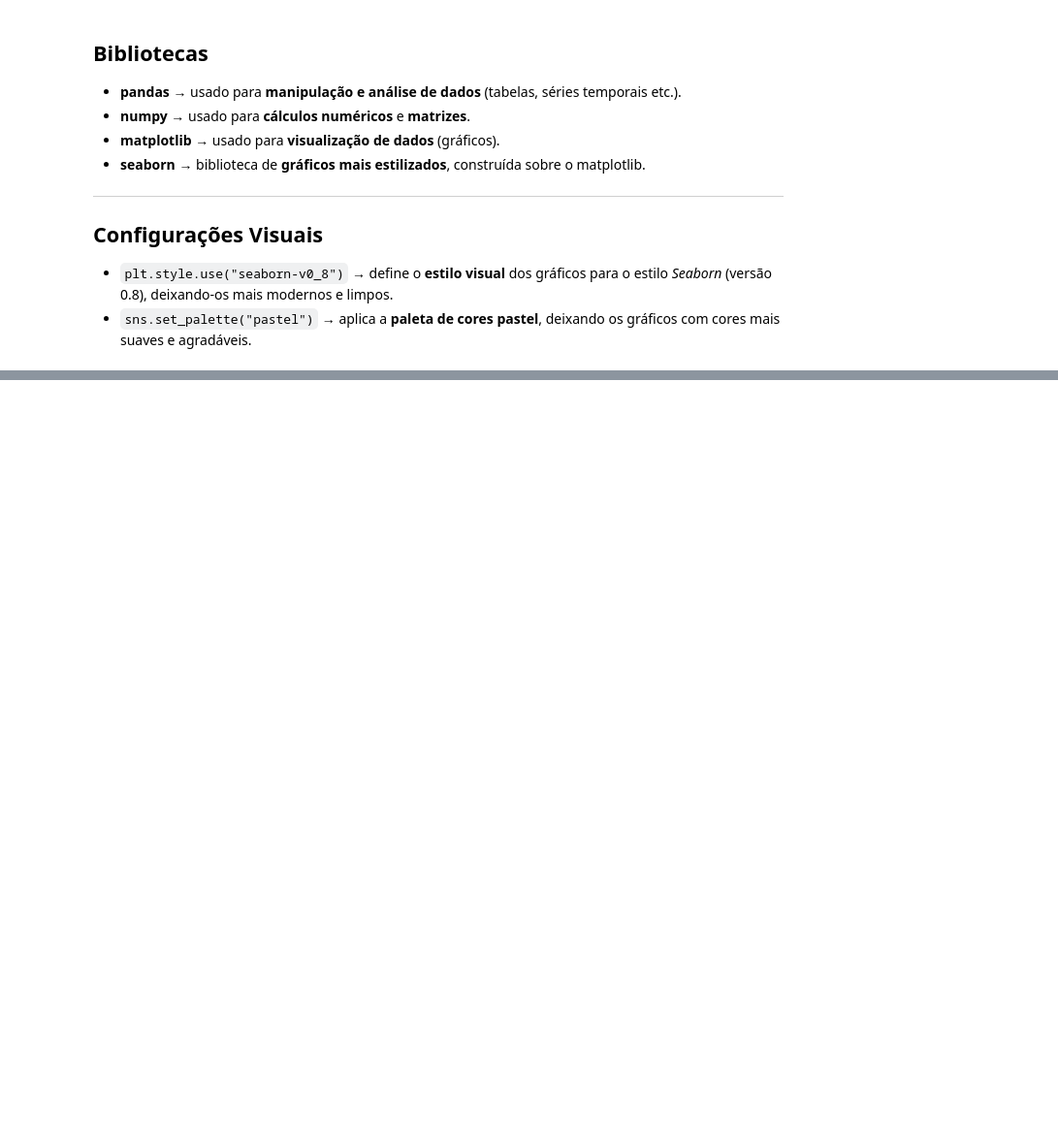
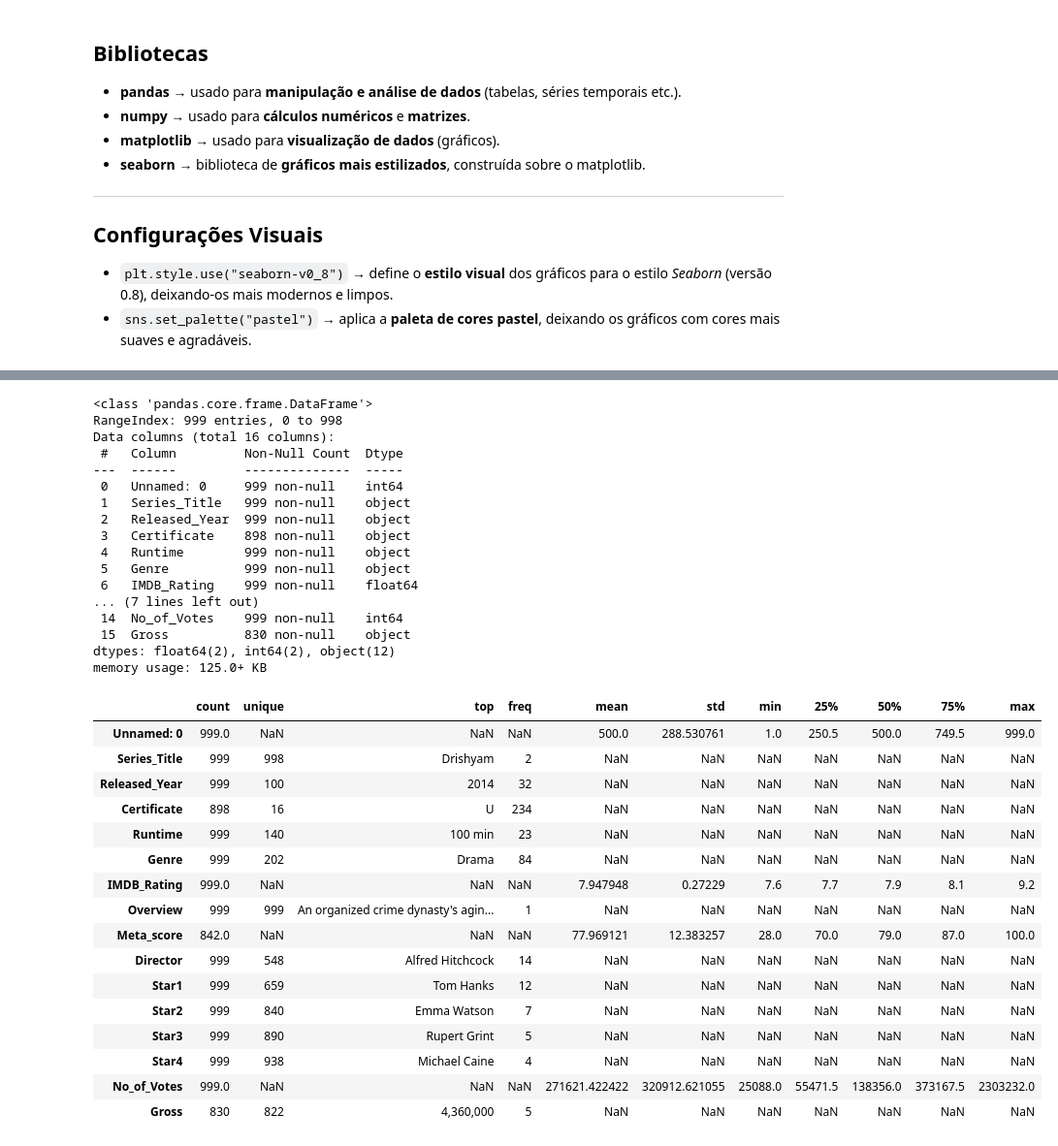
Before and after one commit to Barbaralampert97/LH_CD_Barbaralampert97, a Jupyter notebook: analise.ipynb, the cells around one changed output, grey strips where cells are left out. Shown: that part at 97% size. Saved outputs shown, nothing was run; the diff lists cells and outputs as text; code cells hidden in the pictures; blank space fills up the shorter version.

```diff
--- a/analise.ipynb
+++ b/analise.ipynb
@@ -36,0 +50,43 @@ dados_imdb = pd.read_csv("desafio_indicium_imdb.csv", sep=",")
+# %%
+#Info e estatísticas descritivas:
+
+dados_imdb.info()
+
+#df.describe(include="all") → estatísticas de todas as colunas.
+#.T → deixa a saída mais legível, pois cada coluna do seu DataFrame fica em uma linha.
+dados_imdb.describe(include ='all').T
+# %% [output]
+<class 'pandas.core.frame.DataFrame'>
+RangeIndex: 999 entries, 0 to 998
+Data columns (total 16 columns):
+ #   Column         Non-Null Count  Dtype
+---  ------         --------------  -----
+ 0   Unnamed: 0     999 non-null    int64
+ 1   Series_Title   999 non-null    object
+ 2   Released_Year  999 non-null    object
+ 3   Certificate    898 non-null    object
+ 4   Runtime        999 non-null    object
+ 5   Genre          999 non-null    object
+ 6   IMDB_Rating    999 non-null    float64
+... (7 lines left out)
+ 14  No_of_Votes    999 non-null    int64
+ 15  Gross          830 non-null    object
+dtypes: float64(2), int64(2), object(12)
+memory usage: 125.0+ KB
+|  | count | unique | top | freq | mean | std | min | 25% | 50% | 75% | max |
+| Unnamed: 0 | 999.0 | NaN | NaN | NaN | 500.0 | 288.530761 | 1.0 | 250.5 | 500.0 | 749.5 | 999.0 |
+| Series_Title | 999 | 998 | Drishyam | 2 | NaN | NaN | NaN | NaN | NaN | NaN | NaN |
+| Released_Year | 999 | 100 | 2014 | 32 | NaN | NaN | NaN | NaN | NaN | NaN | NaN |
+| Certificate | 898 | 16 | U | 234 | NaN | NaN | NaN | NaN | NaN | NaN | NaN |
+| Runtime | 999 | 140 | 100 min | 23 | NaN | NaN | NaN | NaN | NaN | NaN | NaN |
+| Genre | 999 | 202 | Drama | 84 | NaN | NaN | NaN | NaN | NaN | NaN | NaN |
+| IMDB_Rating | 999.0 | NaN | NaN | NaN | 7.947948 | 0.27229 | 7.6 | 7.7 | 7.9 | 8.1 | 9.2 |
+| Overview | 999 | 999 | An organized crime dynasty's agin... | 1 | NaN | NaN | NaN | NaN | NaN | NaN | NaN |
+| Meta_score | 842.0 | NaN | NaN | NaN | 77.969121 | 12.383257 | 28.0 | 70.0 | 79.0 | 87.0 | 100.0 |
+| Director | 999 | 548 | Alfred Hitchcock | 14 | NaN | NaN | NaN | NaN | NaN | NaN | NaN |
+| Star1 | 999 | 659 | Tom Hanks | 12 | NaN | NaN | NaN | NaN | NaN | NaN | NaN |
+| Star2 | 999 | 840 | Emma Watson | 7 | NaN | NaN | NaN | NaN | NaN | NaN | NaN |
+| Star3 | 999 | 890 | Rupert Grint | 5 | NaN | NaN | NaN | NaN | NaN | NaN | NaN |
+| Star4 | 999 | 938 | Michael Caine | 4 | NaN | NaN | NaN | NaN | NaN | NaN | NaN |
+| No_of_Votes | 999.0 | NaN | NaN | NaN | 271621.422422 | 320912.621055 | 25088.0 | 55471.5 | 138356.0 | 373167.5 | 2303232.0 |
+| Gross | 830 | 822 | 4,360,000 | 5 | NaN | NaN | NaN | NaN | NaN | NaN | NaN |
```
Also changed, not shown: parts of 17 cells of this notebook, 7 other files.
